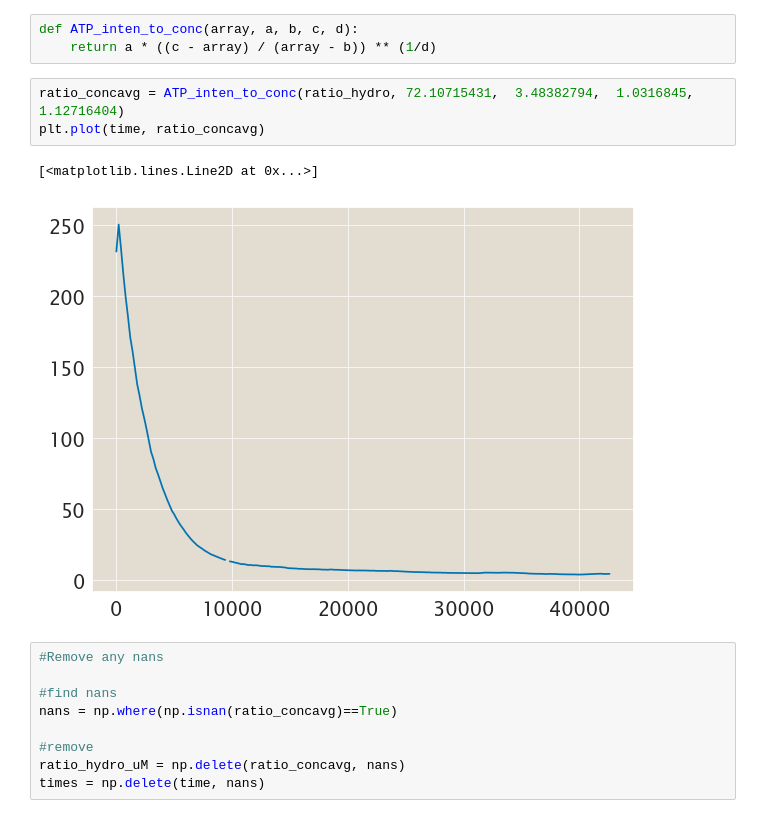
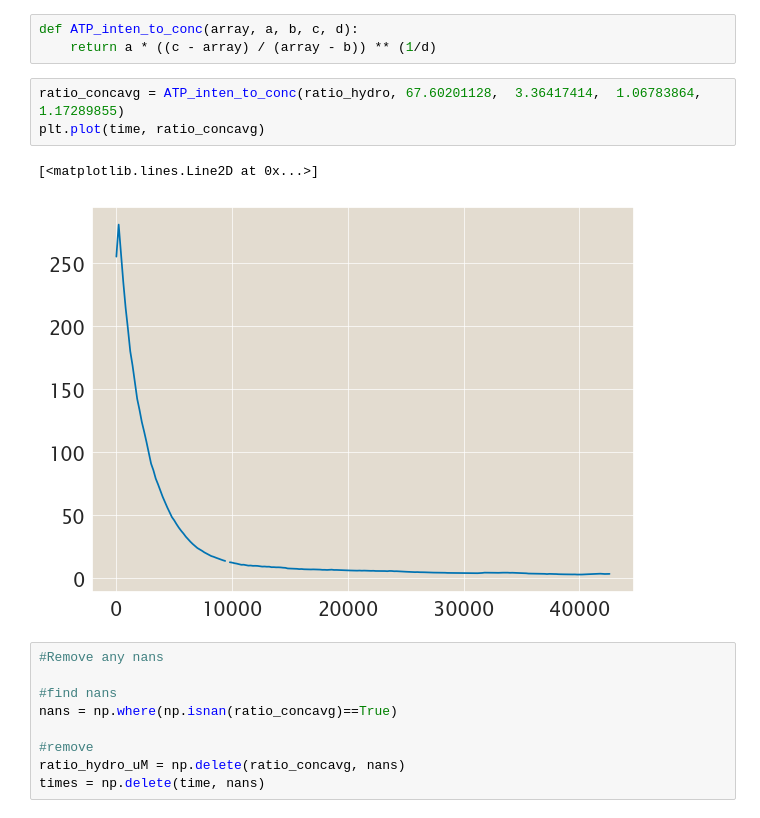
Before and after one commit to RPGroup-PBoC/am_atp, a Jupyter notebook: analysis/atp-hydro/20231124_Hydro_Protocol.ipynb, the cells around one changed output. Saved outputs shown, nothing was run; the diff lists cells and outputs as text.

Commit message:
hydrolysis pipeline

```diff
--- a/analysis/atp-hydro/20231124_Hydro_Protocol.ipynb
+++ b/analysis/atp-hydro/20231124_Hydro_Protocol.ipynb
@@ -124,11 +110,11 @@ plt.plot(time, ratio_hydro)
 def ATP_inten_to_conc(array, a, b, c, d):
     return a * ((c - array) / (array - b)) ** (1/d)
 # %%
-ratio_concavg = ATP_inten_to_conc(ratio_hydro, 72.10715431,  3.48382794,  1.0316845,   1.12716404)
+ratio_concavg = ATP_inten_to_conc(ratio_hydro, 67.60201128,  3.36417414,  1.06783864,  1.17289855)
 plt.plot(time, ratio_concavg)
 # %% [output]
 [<matplotlib.lines.Line2D at 0x...>]
-[figure, old version]
+[figure, new version]
 # %%
 #Remove any nans
 
```
Also changed, not shown: parts of 11 cells of this notebook, 12 other files.
